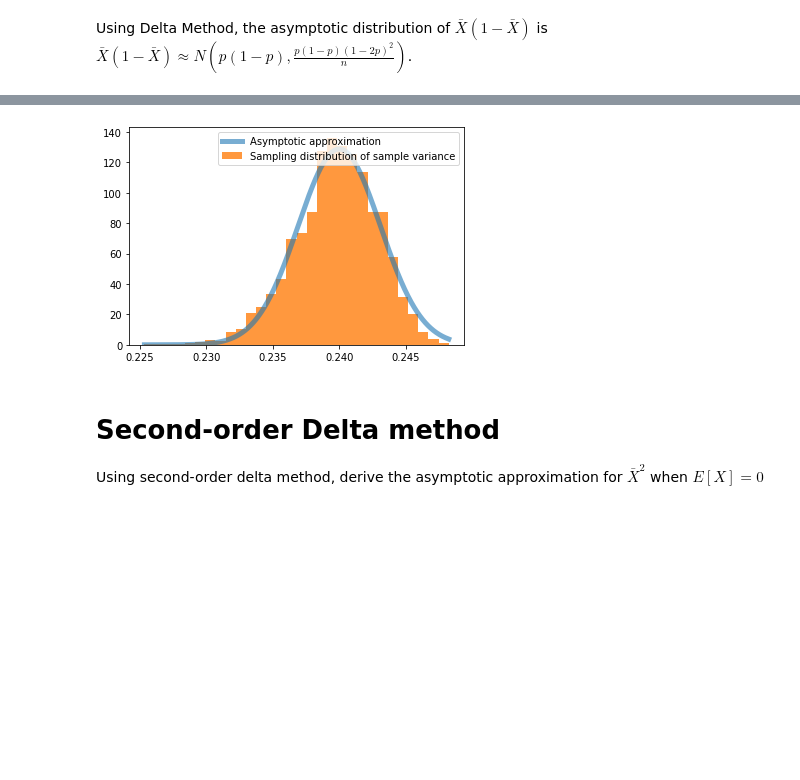
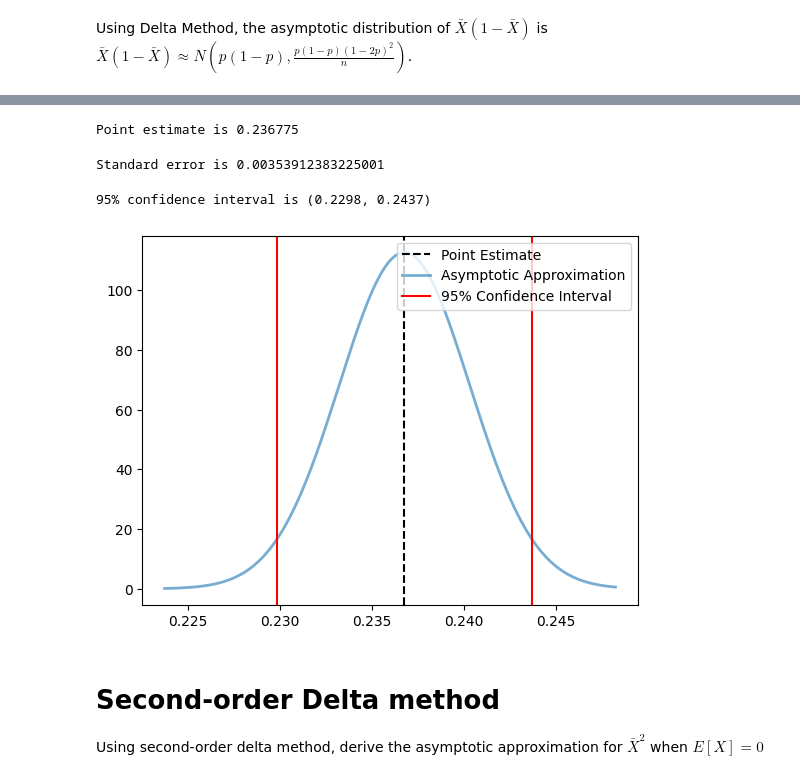
Before and after one commit to khaichiong/meco7312, a Jupyter notebook: L6_Asymptotics.ipynb, the cells around one changed output, grey strips where cells are left out. Cells and saved outputs as stored; diff of their text form; code cells hidden in the pictures; blank space fills up the shorter version.

```diff
--- a/L6_Asymptotics.ipynb
+++ b/L6_Asymptotics.ipynb
@@ -176,12 +173,33 @@ sample_var = np.var(x,axis=0)
-# %%
-#Sampling distribution of sample variance
-z = np.linspace(min(sample_mean*(1-sample_mean)),max(sample_mean*(1-sample_mean)),1000)
-plt.plot(z,norm.pdf(z, p*(1-p), np.sqrt((p*(1-p)*(1-2*p)**2)/n)),lw=5, alpha=0.6, label='Asymptotic approximation')
-plt.hist(sample_var,bins=30,density=True, histtype='stepfilled', alpha=0.8, label='Sampling distribution of sample variance')
-plt.legend(loc='upper right')
-plt.show()
-# %% [output]
-[figure, removed]
+# %%
+phat=sample_mean[0]
+print('Point estimate is',phat*(1-phat))
+# %% [output]
+Point estimate is 0.236775
+# %%
+print('Standard error is', np.sqrt((phat*(1-phat)*(1-2*phat)**2)/n))
+# %% [output]
+Standard error is 0.00353912383225001
+# %%
+lower_bound = phat*(1-phat)-1.96*np.sqrt((phat*(1-phat)*(1-2*phat)**2)/n)
+upper_bound = phat*(1-phat)+1.96*np.sqrt((phat*(1-phat)*(1-2*phat)**2)/n)
+print(f'95% confidence interval is ({lower_bound:.4f}, {upper_bound:.4f})')
+# %% [output]
+95% confidence interval is (0.2298, 0.2437)
+# %%
+#Plot the point estimate
+plt.axvline(x=phat*(1-phat), color='k', linestyle='--', label='Point Estimate')
+
+#Plot the asymptotic distribution
+plt.plot(z,norm.pdf(z, phat*(1-phat), np.sqrt((phat*(1-phat)*(1-2*phat)**2)/n)),lw=2, alpha=0.6, label='Asymptotic Approximation')
+
+#Calculate and plot the 95% confidence interval
+plt.axvline(x=lower_bound, color='r', linestyle='-', label='95% Confidence Interval')
+plt.axvline(x=upper_bound, color='r', linestyle='-')
+
+plt.legend(loc='upper right')
+plt.show()
+# %% [output]
+[figure, added]
 # %% [markdown]
 # Second-order Delta method
 
```
Also changed, not shown: parts of 13 cells of this notebook.
